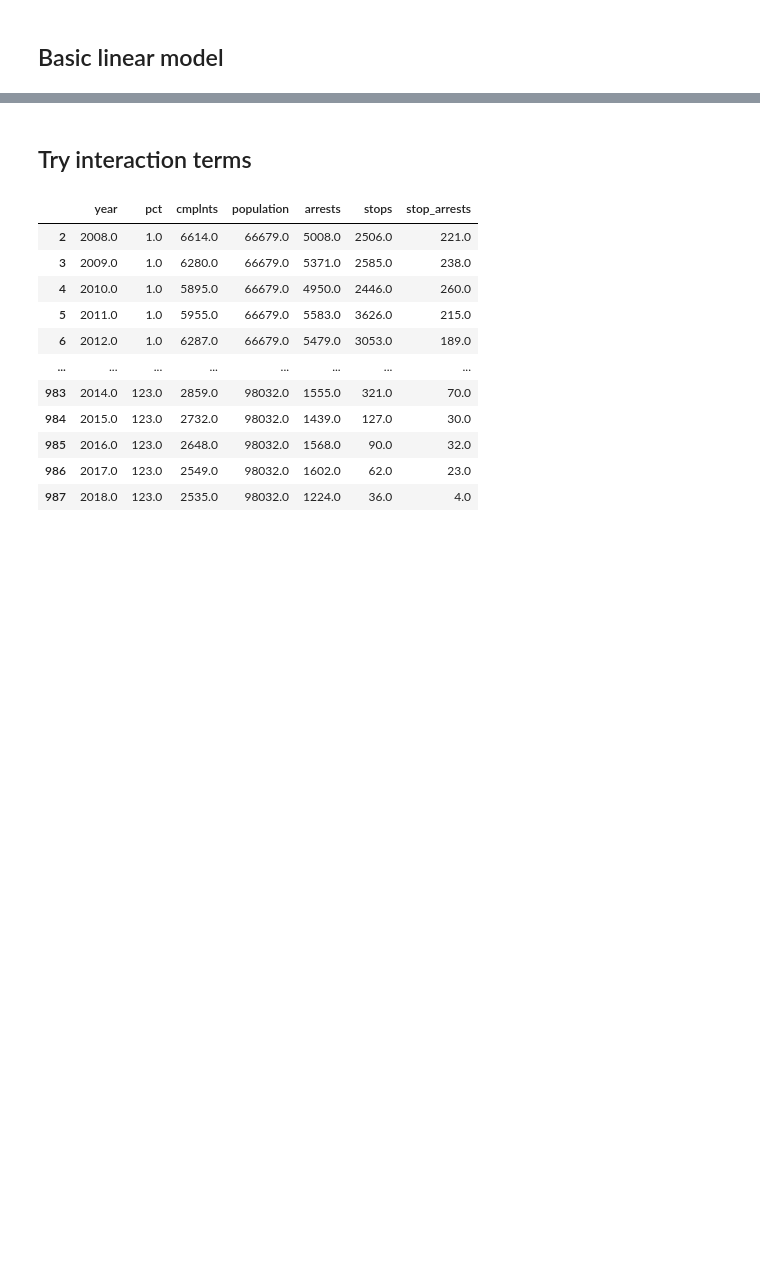
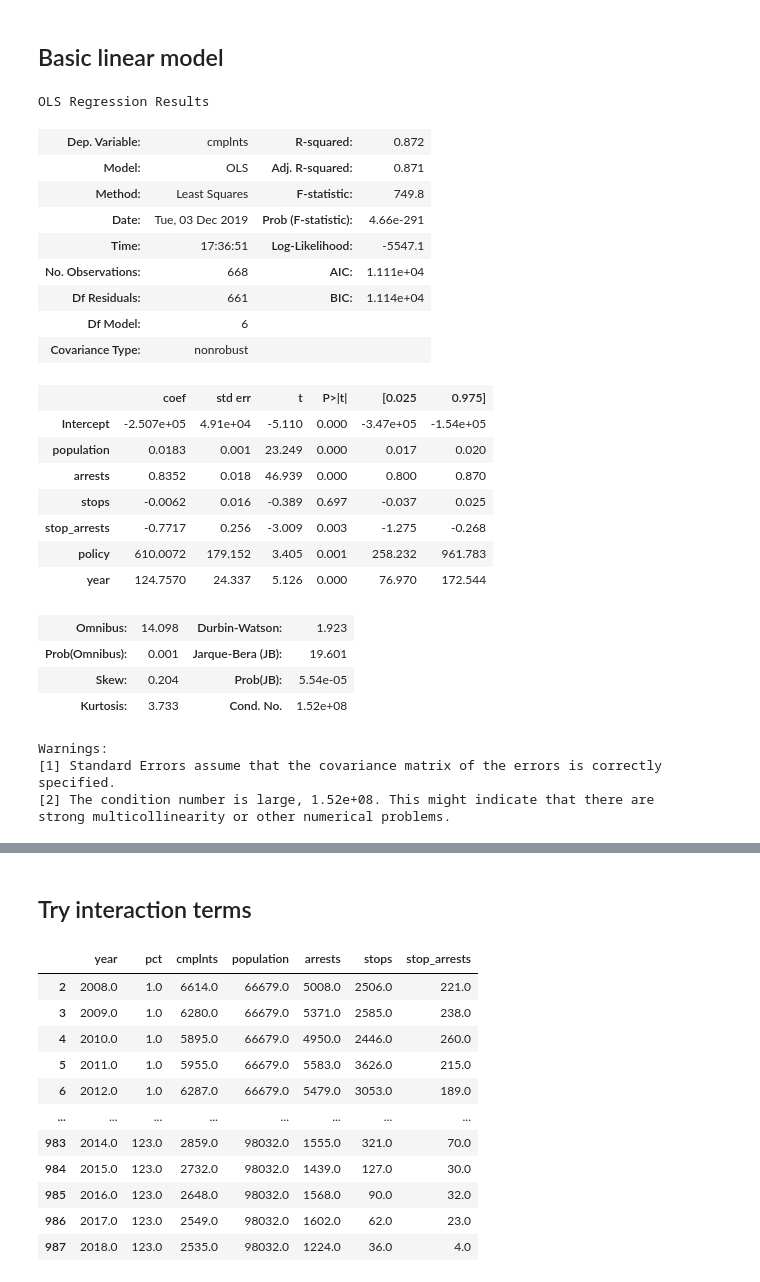
Before and after one commit to anilca-lab/FIS-Mod4-Project, a Jupyter notebook: brad_modeling.ipynb, the cells around one changed output, grey strips where cells are left out. Saved outputs shown, nothing was run; the diff lists cells and outputs as text; code cells hidden in the pictures; blank space fills up the shorter version.

Commit message:
simple linear regression

```diff
--- a/brad_modeling.ipynb
+++ b/brad_modeling.ipynb
@@ -31,0 +55,43 @@ X_train , X_test, y_train, y_test = train_test_split(X, y, test_size=0.3, random
+# %%
+from statsmodels.formula.api import ols
+
+def run_ols(data, x_vars, y_var):
+    y = data[y_var]
+    X = data[x_vars]
+    formula = f'{y_var} ~ {"+".join(x_vars)}'
+    X_train, X_test, y_train, y_test = train_test_split(X, y, \
+                                                    stratify = df.year.values, \
+                                                    test_size = 0.2, \
+                                                    random_state = 120219)
+    train = X_train.join(y_train)
+    lr = ols(formula=formula, data=train)
+    rslt = lr.fit()
+    return rslt.summary()
+run_ols(df, x_vars, 'cmplnts')
+# %% [output]
+OLS Regression Results
+| Dep. Variable: | cmplnts | R-squared: | 0.872 |
+| Model: | OLS | Adj. R-squared: | 0.871 |
+| Method: | Least Squares | F-statistic: | 749.8 |
+| Date: | Tue, 03 Dec 2019 | Prob (F-statistic): | 4.66e-291 |
+| Time: | 17:36:51 | Log-Likelihood: | -5547.1 |
+| No. Observations: | 668 | AIC: | 1.111e+04 |
+| Df Residuals: | 661 | BIC: | 1.114e+04 |
+| Df Model: | 6 |  |  |
+| Covariance Type: | nonrobust |  |  |
+|  | coef | std err | t | P>|t| | [0.025 | 0.975] |
+| Intercept | -2.507e+05 | 4.91e+04 | -5.110 | 0.000 | -3.47e+05 | -1.54e+05 |
+| population | 0.0183 | 0.001 | 23.249 | 0.000 | 0.017 | 0.020 |
+| arrests | 0.8352 | 0.018 | 46.939 | 0.000 | 0.800 | 0.870 |
+| stops | -0.0062 | 0.016 | -0.389 | 0.697 | -0.037 | 0.025 |
+| stop_arrests | -0.7717 | 0.256 | -3.009 | 0.003 | -1.275 | -0.268 |
+| policy | 610.0072 | 179.152 | 3.405 | 0.001 | 258.232 | 961.783 |
+| year | 124.7570 | 24.337 | 5.126 | 0.000 | 76.970 | 172.544 |
+| Omnibus: | 14.098 | Durbin-Watson: | 1.923 |
+| Prob(Omnibus): | 0.001 | Jarque-Bera (JB): | 19.601 |
+| Skew: | 0.204 | Prob(JB): | 5.54e-05 |
+| Kurtosis: | 3.733 | Cond. No. | 1.52e+08 |
+Warnings:
+[1] Standard Errors assume that the covariance matrix of the errors is correctly specified.
+[2] The condition number is large, 1.52e+08. This might indicate that there are
+strong multicollinearity or other numerical problems.
```
Also changed, not shown: parts of 12 cells of this notebook.
